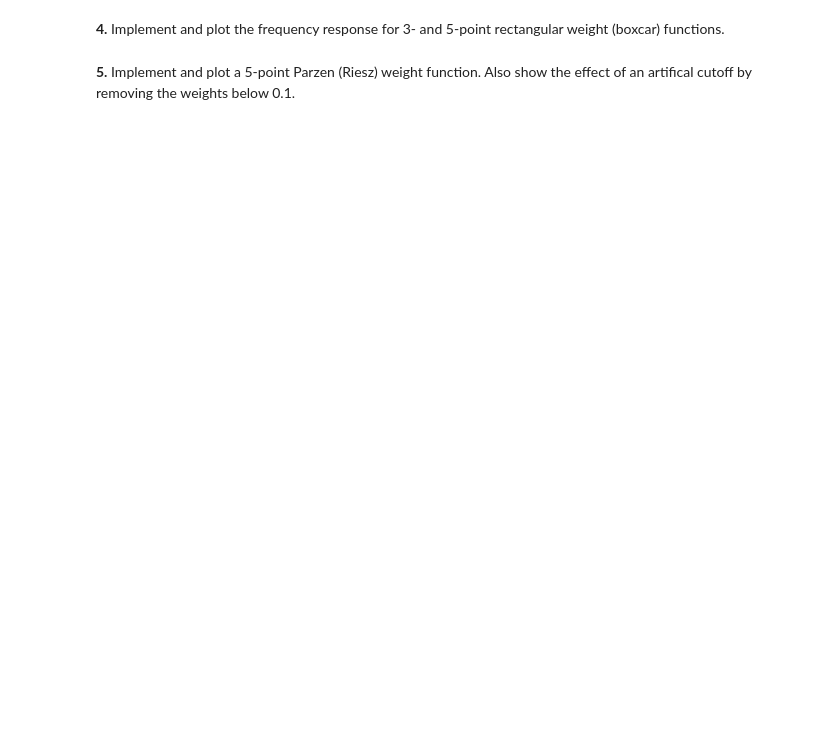
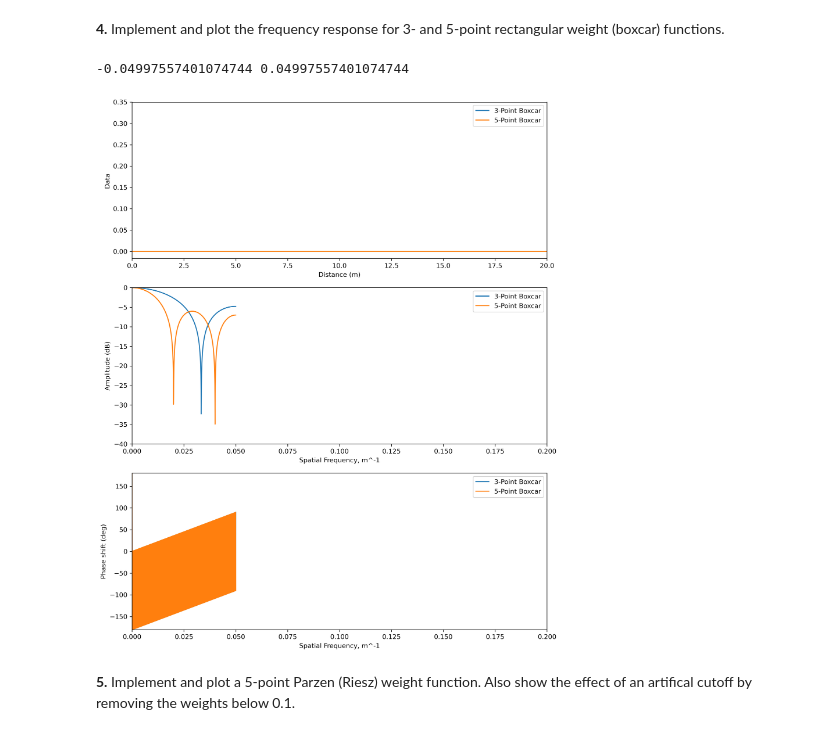
Before and after one commit to MelMartinez22/GDFAssignments, a Jupyter notebook: Homework 4.ipynb, the cells around one changed output. Cells and saved outputs as stored; diff of their text form; code cells hidden in the pictures; blank space fills up the shorter version.

```diff
--- a/Homework 4.ipynb
+++ b/Homework 4.ipynb
@@ -162,2 +252,34 @@ from scipy.signal.windows import gaussian
+# %%
+# 3-point
+boxcar3= np.ones(3)
+boxcar3/= boxcar3.sum()
+
+# 5-point
+boxcar5= np.ones(5)
+boxcar5/= boxcar5.sum()
+
+boxcars= []
+
+for box in [boxcar3, boxcar5]:
+    w= np.zeros(N)
+    mid= N//2
+    half= len(box)//2
+    w[mid-half: mid+half+1]= box
+    boxcars.append(w)
+
+w_box3, w_box5= boxcars
+
+labels= ['3-Point Boxcar', '5-Point Boxcar']
+fig, axes= plt.subplots(3, 1, figsize= (10, 12), dpi= 300)
+
+response_plot(boxcars, x, axes, freqs, labels=labels, wavelength= False)
+
+axes[0].set_xlim(0, 20)    # Data axis (distance)
+axes[1].set_xlim(0, 0.2)   # Frequency axis (amplitude)
+axes[2].set_xlim(0, 0.2)   # Frequency axis (phase)
+plt.tight_layout()
+# %% [output]
+-0.04997557401074744 0.04997557401074744
+[figure, added]
 # %% [markdown]
 **5.** Implement and plot a 5-point Parzen (Riesz) weight function. Also show the effect of an artifical cutoff by removing the weights below 0.1.
```
Also changed, not shown: parts of 19 cells of this notebook.
